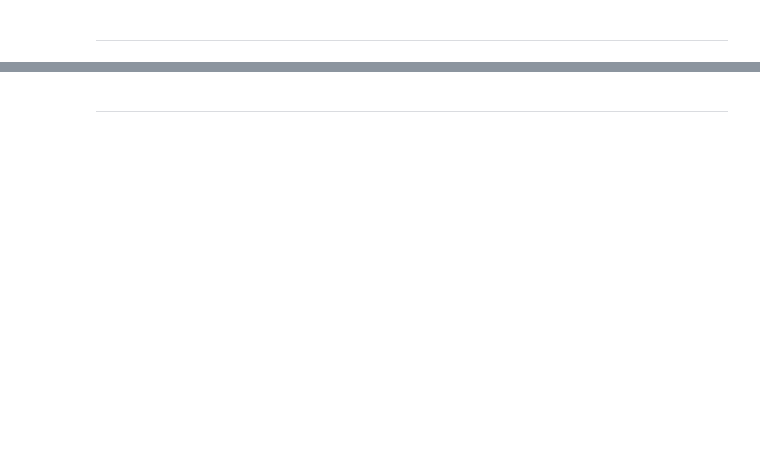
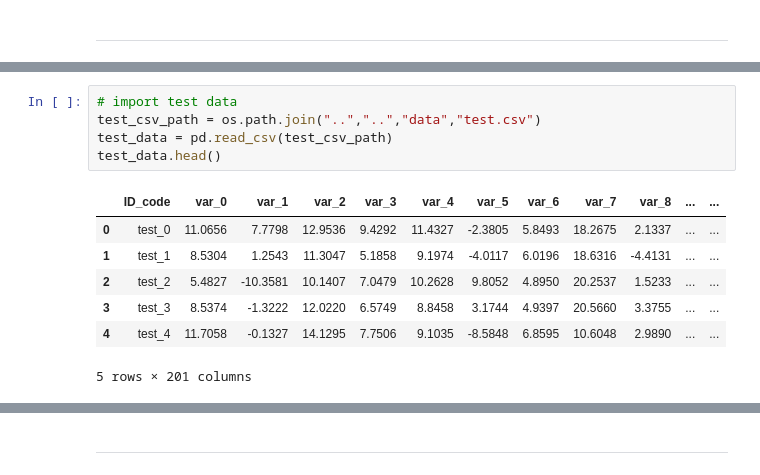
Before and after one commit to Doc1Ft/santander-customer-transaction-prediction, a Jupyter notebook: notebooks/Mike_Notebooks/Final_Notebook_Draft.ipynb, the cells around one changed output, grey strips where cells are left out. Saved outputs shown, nothing was run; the diff lists cells and outputs as text; blank space fills up the shorter version.

```diff
--- a/notebooks/Mike_Notebooks/Final_Notebook_Draft.ipynb
+++ b/notebooks/Mike_Notebooks/Final_Notebook_Draft.ipynb
@@ -35,0 +70,13 @@ import seaborn as sns
+# %%
+# import test data
+test_csv_path = os.path.join("..","..","data","test.csv")
+test_data = pd.read_csv(test_csv_path)
+test_data.head()
+# %% [output]
+|  | ID_code | var_0 | var_1 | var_2 | var_3 | var_4 | var_5 | var_6 | var_7 | var_8 | ... | ... |
+| 0 | test_0 | 11.0656 | 7.7798 | 12.9536 | 9.4292 | 11.4327 | -2.3805 | 5.8493 | 18.2675 | 2.1337 | ... | ... |
+| 1 | test_1 | 8.5304 | 1.2543 | 11.3047 | 5.1858 | 9.1974 | -4.0117 | 6.0196 | 18.6316 | -4.4131 | ... | ... |
+| 2 | test_2 | 5.4827 | -10.3581 | 10.1407 | 7.0479 | 10.2628 | 9.8052 | 4.8950 | 20.2537 | 1.5233 | ... | ... |
+| 3 | test_3 | 8.5374 | -1.3222 | 12.0220 | 6.5749 | 8.8458 | 3.1744 | 4.9397 | 20.5660 | 3.3755 | ... | ... |
+| 4 | test_4 | 11.7058 | -0.1327 | 14.1295 | 7.7506 | 9.1035 | -8.5848 | 6.8595 | 10.6048 | 2.9890 | ... | ... |
+5 rows × 201 columns
```
Also changed, not shown: parts of 28 cells of this notebook.
